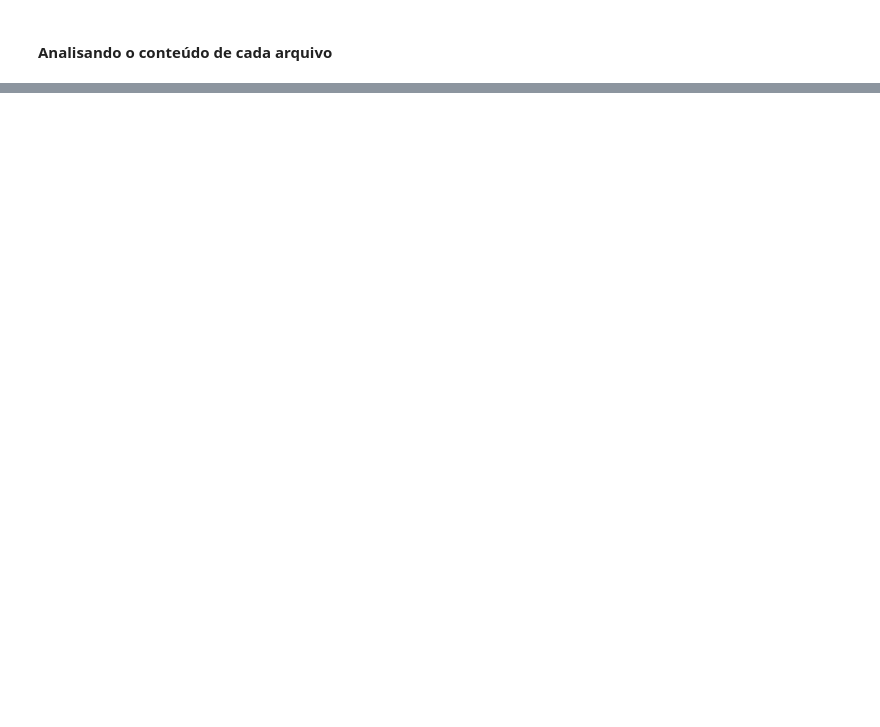
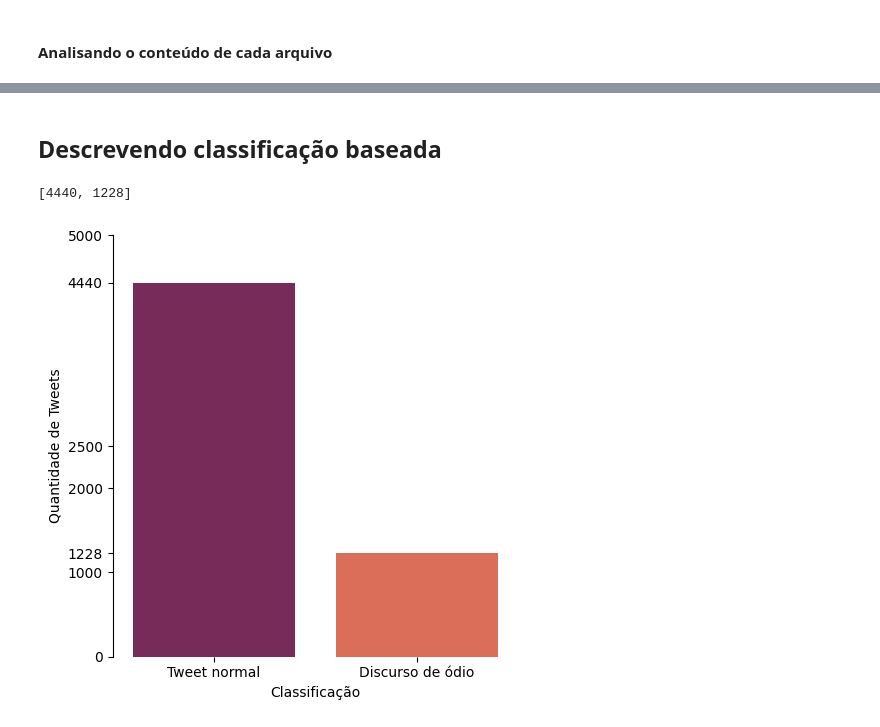
Before and after one commit to duvrdx/twitter_hate_speech, a Jupyter notebook: dataset_analysis.ipynb, the cells around one changed output, grey strips where cells are left out. Saved outputs shown, nothing was run; the diff lists cells and outputs as text; code cells hidden in the pictures; blank space fills up the shorter version.

```diff
--- a/dataset_analysis.ipynb
+++ b/dataset_analysis.ipynb
@@ -32,0 +51,32 @@ F2 -----------------------------++>
+# %% [markdown]
+## Descrevendo classificação baseada
+# %%
+df_1 = dataframes[1]["Hate.speech"]
+hate_speechs = df_1.value_counts().to_list()
+
+print(hate_speechs)
+# %% [output]
+[4440, 1228]
+# %%
+import matplotlib.pyplot as plt
+import seaborn as sns
+import numpy as np
+
+fig = plt.figure(figsize = (5, 5))
+
+# Set up the matplotlib figure
+ax = sns.barplot(x=["Tweet normal", "Discurso de ódio"], y=hate_speechs, palette="rocket")
+
+# Labels
+ax.set(xlabel="Classificação", ylabel="Quantidade de Tweets")
+# fig.set_ylabel("Quantidade de Tweets")
+# fig.set_xlabel("Classificação")
+
+
+# Finalize the plot
+sns.despine(bottom=True)
+plt.setp(fig.axes, yticks=[0,1000,1228,2000,2500,4440, 5000])
+plt.tight_layout(h_pad=2)
+plt.show()
+# %% [output]
+[figure, added]
```
Also changed, not shown: parts of 4 cells of this notebook.
